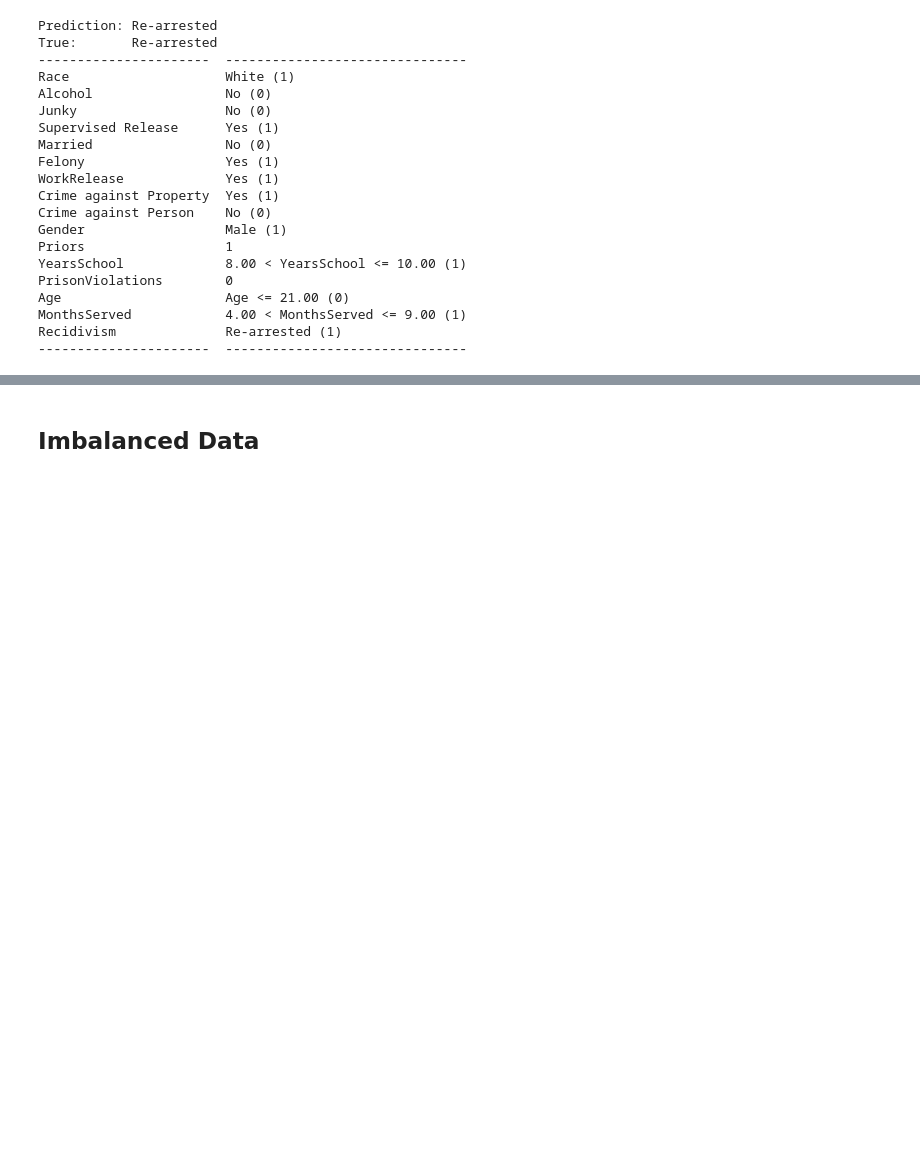
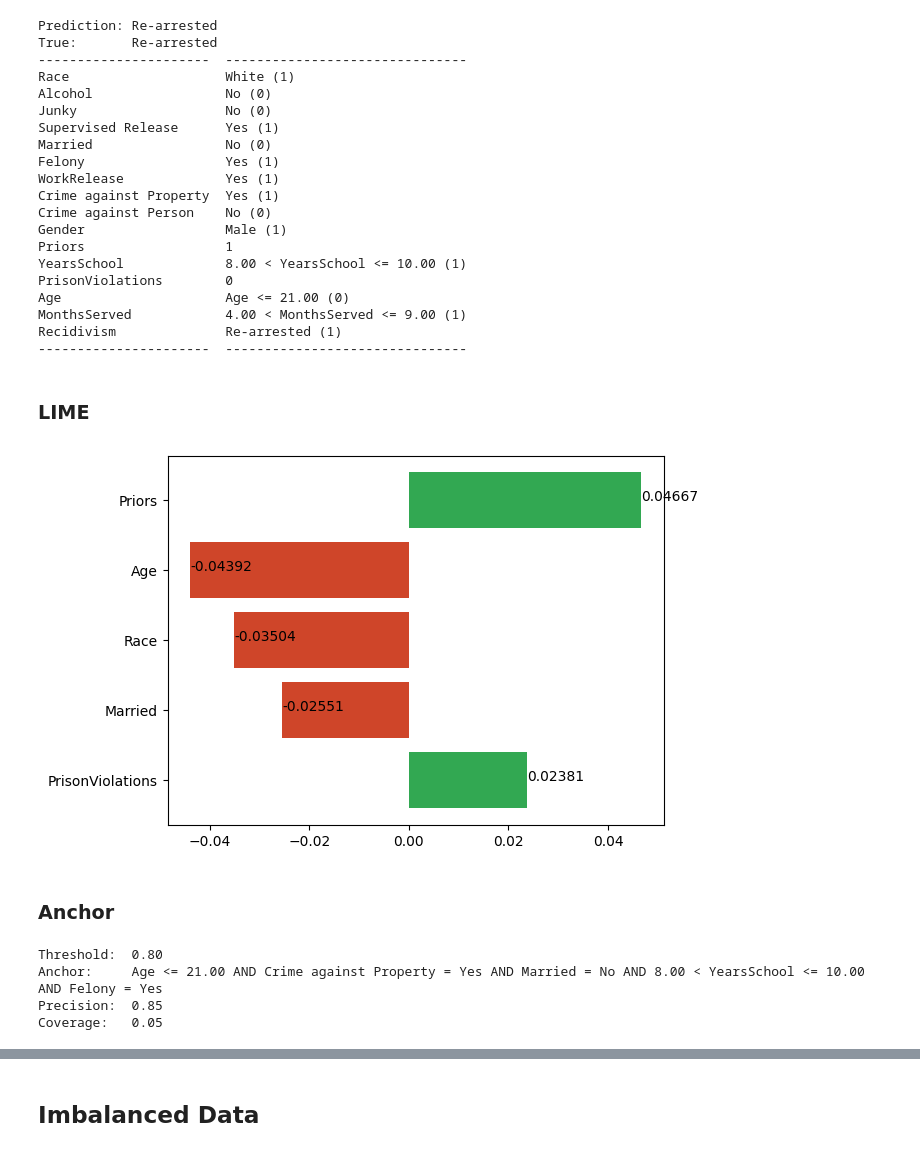
Before and after one commit to g-ohara/rlime, a Jupyter notebook: newlime.ipynb, the cells around one changed output, grey strips where cells are left out. Cells and saved outputs as stored; diff of their text form; code cells hidden in the pictures; blank space fills up the shorter version.

Commit message:
added some functions to newlime_utils.py

```diff
--- a/newlime.ipynb
+++ b/newlime.ipynb
@@ -138,11 +33,19 @@ print(dataset.train.shape[0] + dataset.test.shape[0])
 # %%
 import sklearn.ensemble
+import sklearn.neural_network
+
+dataset = newlime_utils.load_dataset(dataset_name, dataset_folder, balance=True)
 
 rf = sklearn.ensemble.RandomForestClassifier(n_estimators=50, n_jobs=5)
 rf.fit(dataset.train, dataset.labels_train)
 
-print('Train', sklearn.metrics.accuracy_score(
-    dataset.labels_train, rf.predict(dataset.train)))
-print('Test', sklearn.metrics.accuracy_score(
-    dataset.labels_test, rf.predict(dataset.test)))
+lr = sklearn.linear_model.LogisticRegression()
+lr.fit(dataset.train, dataset.labels_train)
+
+for model in [rf, lr]:
+    print(model)
+    print('Train', sklearn.metrics.accuracy_score(
+        dataset.labels_train, model.predict(dataset.train)))
+    print('Test', sklearn.metrics.accuracy_score(
+        dataset.labels_test, model.predict(dataset.test)))
 # %% [output]
@@ -162,7 +71,7 @@ i = 0
 # i = 266
 # i = 599
 
-trg, trg_label = sample(i, dataset, dataset_name, dataset_folder)
+trg, trg_label = newlime_utils.sample(i, dataset, dataset_name, rf)
 # %% [output]
 Prediction: Re-arrested
 True:       Re-arrested
@@ -184,3 +93,36 @@ Age                     Age <= 21.00 (0)
 MonthsServed            4.00 < MonthsServed <= 9.00 (1)
 Recidivism              Re-arrested (1)
 ----------------------  -------------------------------
+# %% [markdown]
+### LIME
+# %%
+import matplotlib.pyplot as plt
+importlib.reload(newlime_utils)
+
+weights = newlime_utils.lime_original(trg, rf.predict([dataset.test[i]])[0], dataset, rf)
+newlime_utils.plot_weights(weights, dataset.feature_names)
+plt.show()
+
+write_file = False
+if write_file:
+    img_file = 'img/%s/%05d-LIME.png' % (dataset_name, i)
+    plt.savefig(img_file, bbox_inches='tight')
+
+plt.close()
+# %% [output]
+[figure, added]
+# %% [markdown]
+### Anchor
+# %%
+importlib.reload(newlime_utils)
+
+threshold, anchor_str, prec, cov = newlime_utils.anchor_original(trg, dataset, rf, threshold=0.80)
+print(f"Threshold:  {threshold:.2f}")
+print(f"Anchor:     {anchor_str}")
+print(f"Precision:  {prec:.2f}")
+print(f"Coverage:   {cov:.2f}")
+# %% [output]
+Threshold:  0.80
+Anchor:     Age <= 21.00 AND Crime against Property = Yes AND Married = No AND 8.00 < YearsSchool <= 10.00 AND Felony = Yes
+Precision:  0.85
+Coverage:   0.05
```
Also changed, not shown: parts of 19 cells of this notebook, 3 other files.
